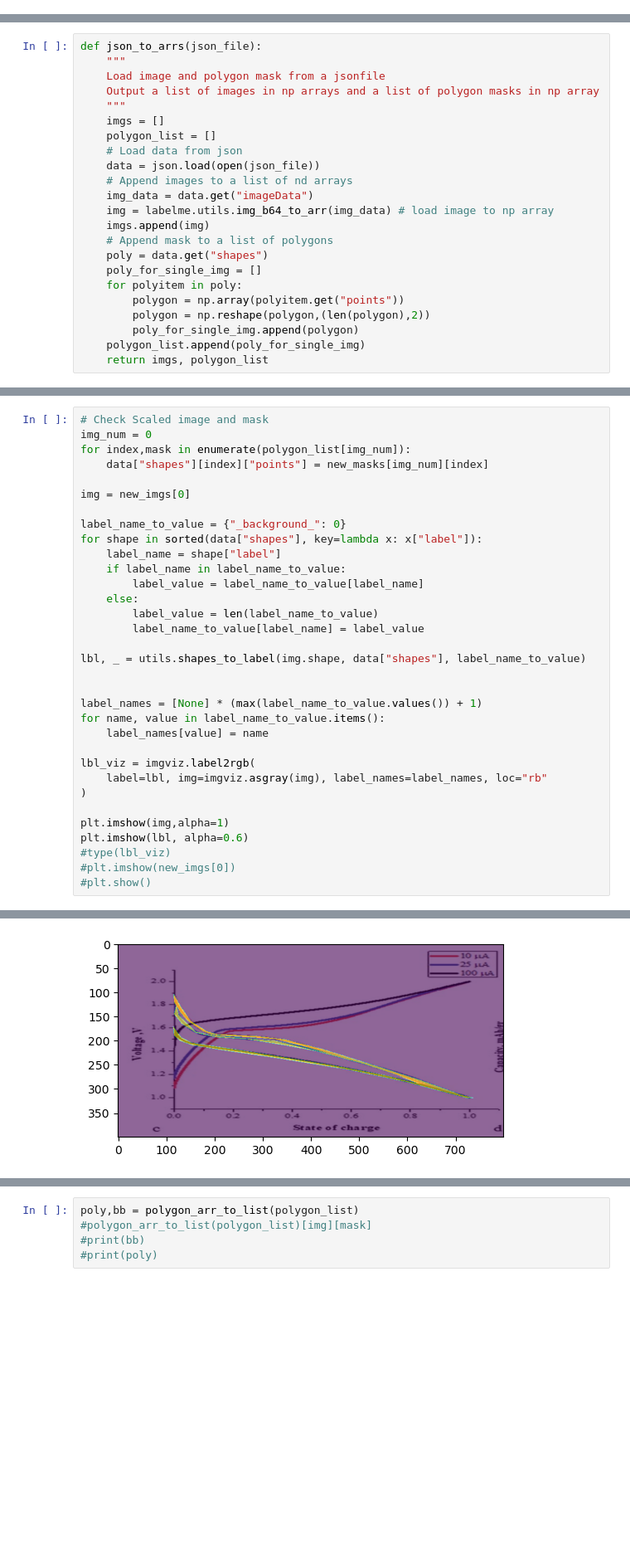
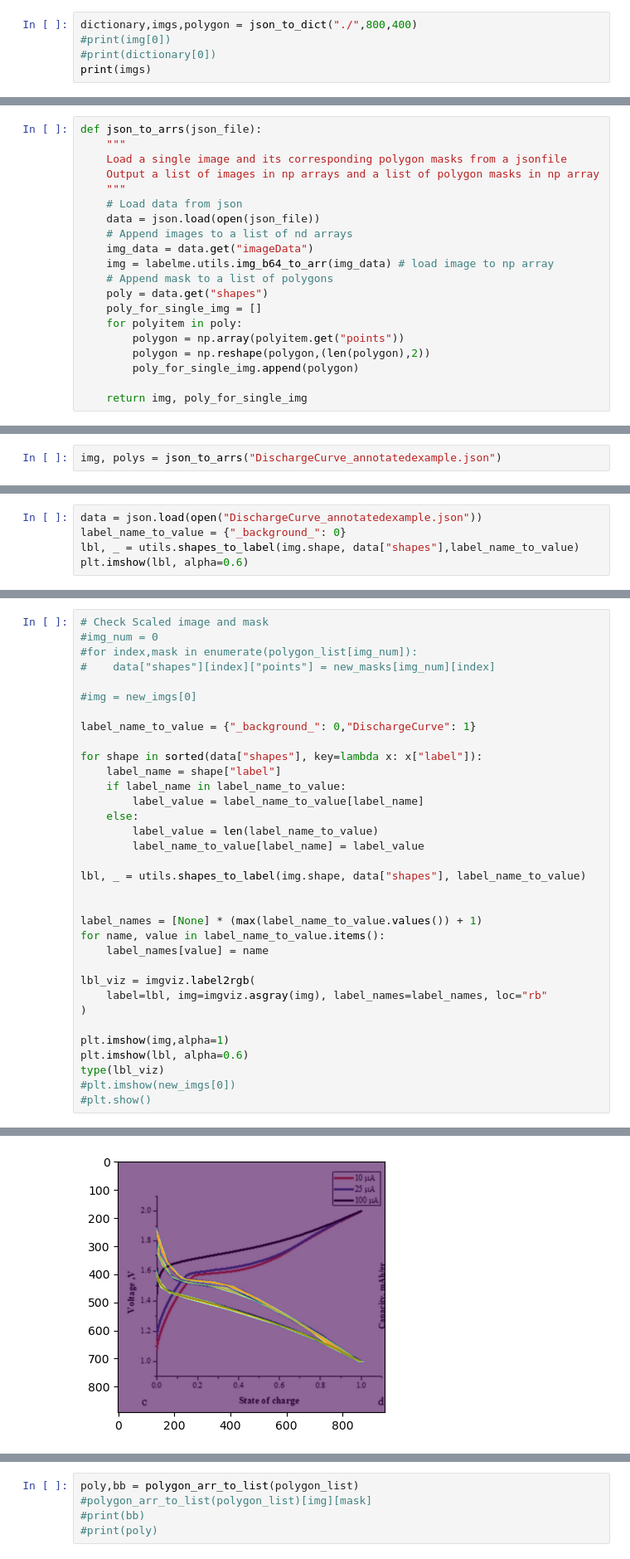
Before and after one commit to DataYoink/DataYoink, a Jupyter notebook: Example Dataset/Dataset_Cleanup.ipynb, the cells around one changed output, grey strips where cells are left out. Shown at 83% size. Saved outputs shown, nothing was run; the diff lists cells and outputs as text; blank space fills up the shorter version.

Commit message:
Functioning script that scale the images and save all data to detectron2 dict.

```diff
--- a/Example Dataset/Dataset_Cleanup.ipynb
+++ b/Example Dataset/Dataset_Cleanup.ipynb
@@ -27,0 +52,5 @@ def json_to_dict(directory, img_height, img_width):
+# %%
+dictionary,imgs,polygon = json_to_dict("./",800,400)
+#print(img[0])
+#print(dictionary[0])
+print(imgs)
@@ -28,17 +75,14 @@ def json_to_dict(directory, img_height, img_width):
 # %%
 def json_to_arrs(json_file):
     """
-    Load image and polygon mask from a jsonfile
+    Load a single image and its corresponding polygon masks from a jsonfile
     Output a list of images in np arrays and a list of polygon masks in np array
     """
-    imgs = []
-    polygon_list = []
     # Load data from json
     data = json.load(open(json_file))
     # Append images to a list of nd arrays
     img_data = data.get("imageData")
     img = labelme.utils.img_b64_to_arr(img_data) # load image to np array
-    imgs.append(img)
     # Append mask to a list of polygons
     poly = data.get("shapes")
     poly_for_single_img = []
@@ -46,5 +90,5 @@ def json_to_arrs(json_file):
         polygon = np.array(polyitem.get("points"))
         polygon = np.reshape(polygon,(len(polygon),2))
         poly_for_single_img.append(polygon)
-    polygon_list.append(poly_for_single_img)
-    return imgs, polygon_list
+
+    return img, poly_for_single_img
@@ -50,0 +115,2 @@ def json_to_arrs(json_file):
+# %%
+img, polys = json_to_arrs("DischargeCurve_annotatedexample.json")
@@ -80,0 +246,5 @@ plt.show()
+# %%
+data = json.load(open("DischargeCurve_annotatedexample.json"))
+label_name_to_value = {"_background_": 0}
+lbl, _ = utils.shapes_to_label(img.shape, data["shapes"],label_name_to_value)
+plt.imshow(lbl, alpha=0.6)
@@ -81,12 +253,13 @@ plt.show()
 # %%
 # Check Scaled image and mask
-img_num = 0
-for index,mask in enumerate(polygon_list[img_num]):
-    data["shapes"][index]["points"] = new_masks[img_num][index]
+#img_num = 0
+#for index,mask in enumerate(polygon_list[img_num]):
+#    data["shapes"][index]["points"] = new_masks[img_num][index]
 
-img = new_imgs[0]
+#img = new_imgs[0]
 
-label_name_to_value = {"_background_": 0}
+label_name_to_value = {"_background_": 0,"DischargeCurve": 1}
+
 for shape in sorted(data["shapes"], key=lambda x: x["label"]):
     label_name = shape["label"]
     if label_name in label_name_to_value:
@@ -108,7 +281,7 @@ lbl_viz = imgviz.label2rgb(
 
 plt.imshow(img,alpha=1)
 plt.imshow(lbl, alpha=0.6)
-#type(lbl_viz)
+type(lbl_viz)
 #plt.imshow(new_imgs[0])
 #plt.show()
 # %% [output]
@@ -116 +289 @@ plt.imshow(lbl, alpha=0.6)
-[figure, old version]
+[figure, new version]
```
Also changed, not shown: parts of 15 cells of this notebook.
